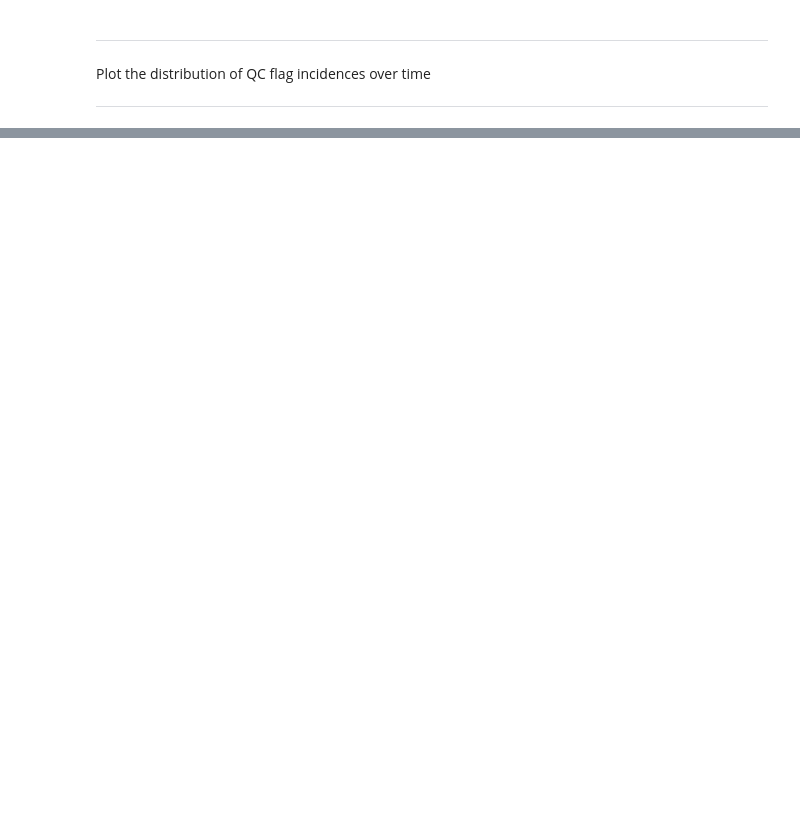
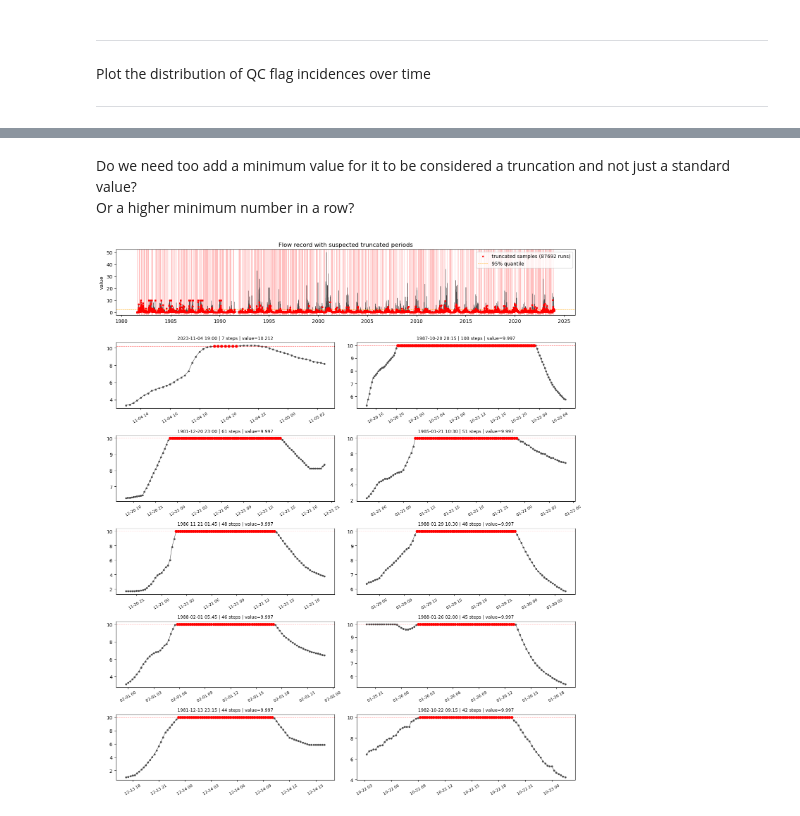
Before and after one commit to masher92/UK-Flow15, a Jupyter notebook: Examine_QC_Flags.ipynb, the cells around one changed output, grey strips where cells are left out. Drawn from its saved outputs; the diff is of its cells as text; code cells hidden in the pictures; blank space fills up the shorter version.

```diff
--- a/Examine_QC_Flags.ipynb
+++ b/Examine_QC_Flags.ipynb
@@ -269,0 +273,9 @@ figure = plot_qc_flag_distribution(df, station_id)
+# %%
+df.reset_index(inplace=True)
+df['year'] = df["datetime"].dt.year
+df['month'] = df["datetime"].dt.month
+df['day'] = df["datetime"].dt.day
+
+annual_mean = (df.groupby("year", observed=True)["value"].mean())
+monthly_mean = (df.groupby(["month"], observed=True)["value"].mean())
+daily_mean = (df.groupby("day", observed=True)["value"].mean())
@@ -269,0 +389,11 @@ figure = plot_qc_flag_distribution(df, station_id)
+# %% [markdown]
+Do we need too add a minimum value for it to be considered a truncation and not just a standard value?
+Or a higher minimum number in a row?
+# %%
+d = (df[["datetime", "value"]].dropna()
+     .sort_values("datetime").reset_index(drop=True))
+t = d["datetime"]
+v = d["value"].to_numpy(float)
+plot_truncated_flows(runs, t, v, plot=True, max_panels= 10)
+# %% [output]
+[figure, added]
```
Also changed, not shown: parts of 9 cells of this notebook, 3 other files.
